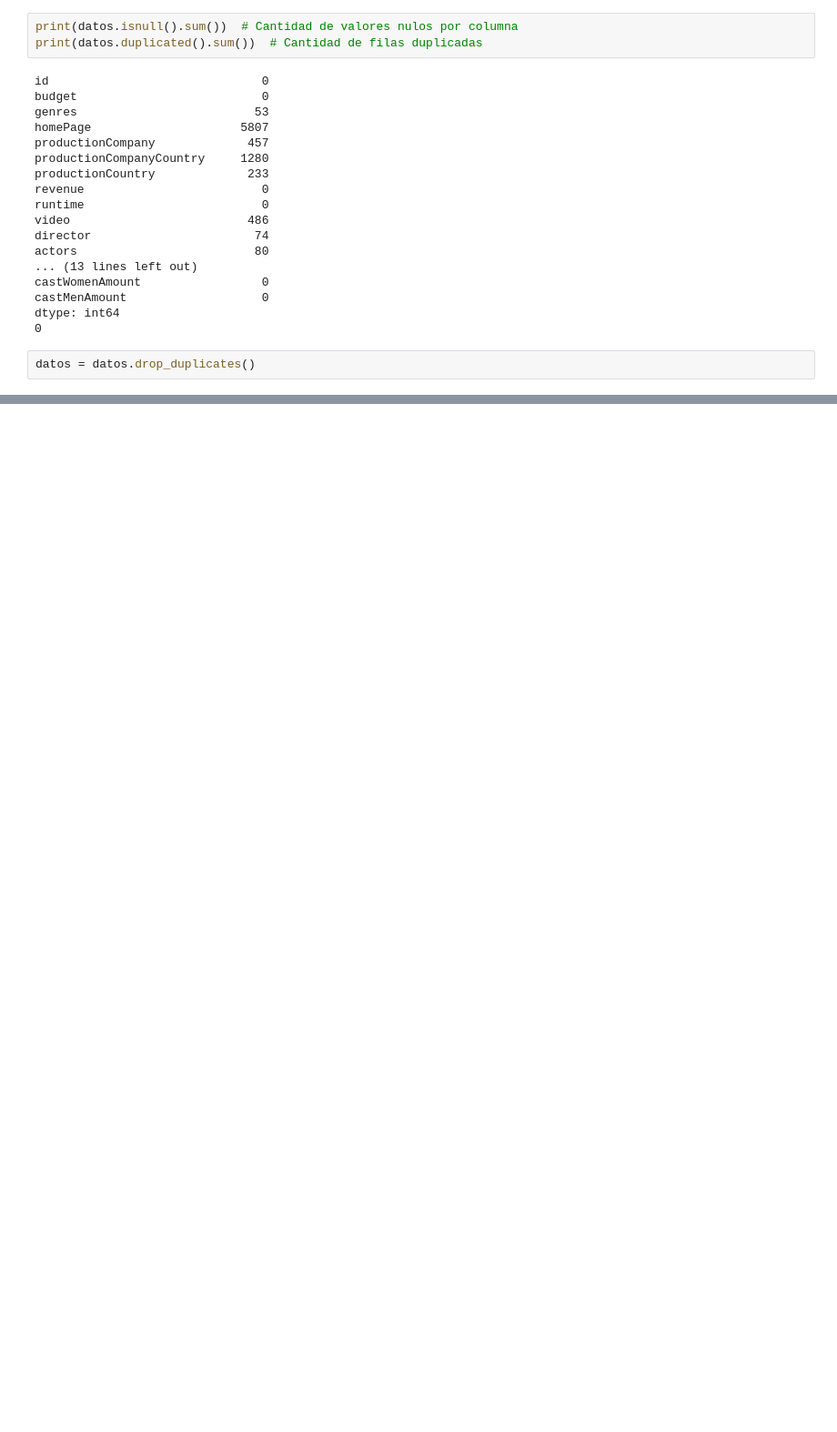
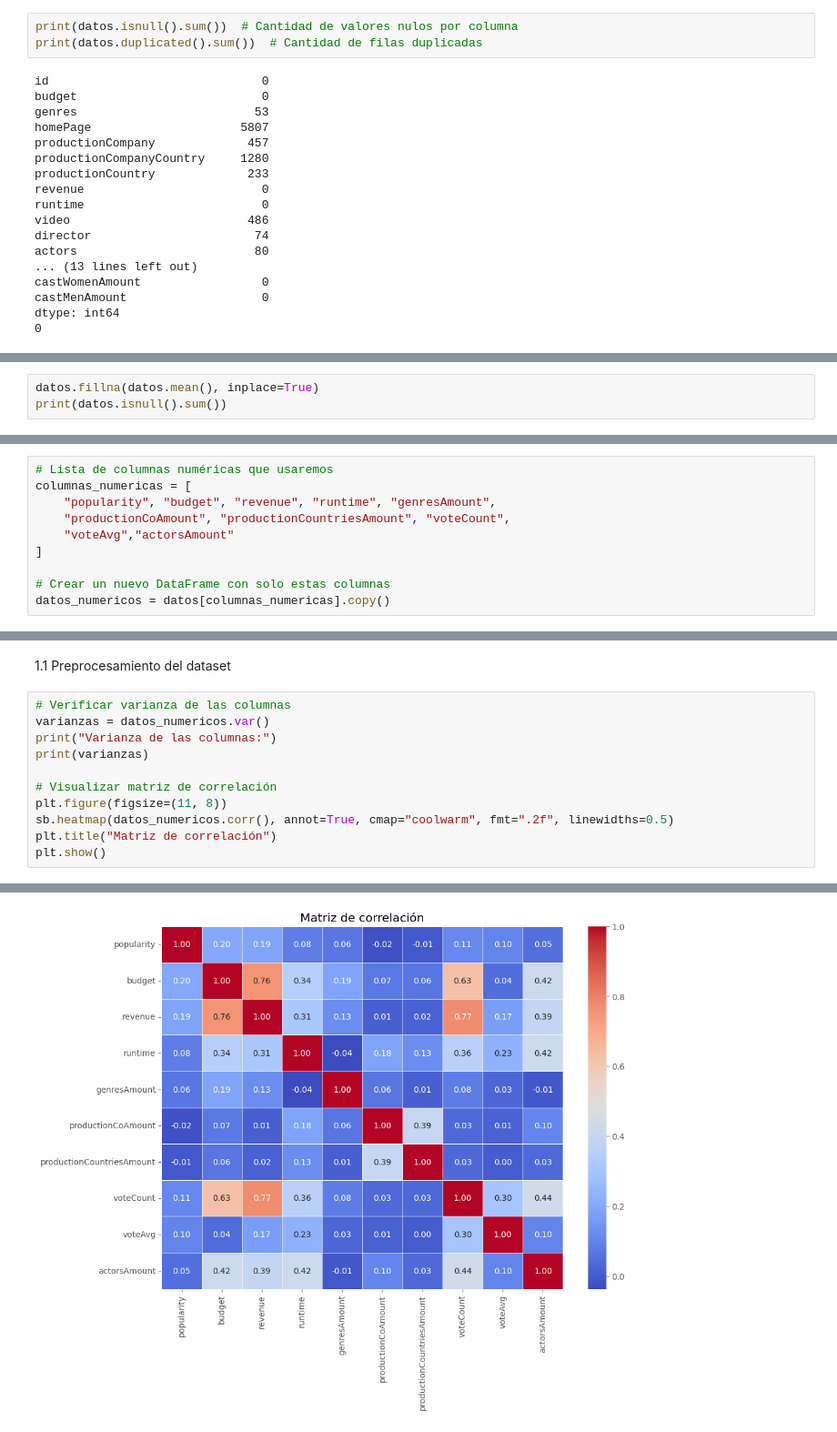
Before and after one commit to SebastianUVG/HT2_mineriaDatos, a Jupyter notebook: ht2.ipynb, the cells around one changed output, grey strips where cells are left out. Shown at 91% size. Drawn from its saved outputs; the diff is of its cells as text; blank space fills up the shorter version.

```diff
--- a/ht2.ipynb
+++ b/ht2.ipynb
@@ -95,5 +80,3 @@ castWomenAmount                 0
 castMenAmount                   0
 dtype: int64
 0
-# %%
-datos = datos.drop_duplicates()
@@ -124,0 +83,3 @@ ValueError: could not convert string to float: '22.225|23.519|17.816|19.893|9.02
+# %%
+datos.fillna(datos.mean(), inplace=True)
+print(datos.isnull().sum())
@@ -124,0 +135,10 @@ ValueError: could not convert string to float: '22.225|23.519|17.816|19.893|9.02
+# %%
+# Lista de columnas numéricas que usaremos
+columnas_numericas = [
+    "popularity", "budget", "revenue", "runtime", "genresAmount",
+    "productionCoAmount", "productionCountriesAmount", "voteCount",
+    "voteAvg","actorsAmount"
+]
+
+# Crear un nuevo DataFrame con solo estas columnas
+datos_numericos = datos[columnas_numericas].copy()
@@ -124,0 +154,14 @@ ValueError: could not convert string to float: '22.225|23.519|17.816|19.893|9.02
+# %% [markdown]
+1.1 Preprocesamiento del dataset
+# %%
+# Verificar varianza de las columnas
+varianzas = datos_numericos.var()
+print("Varianza de las columnas:")
+print(varianzas)
+
+# Visualizar matriz de correlación
+plt.figure(figsize=(11, 8))
+sb.heatmap(datos_numericos.corr(), annot=True, cmap="coolwarm", fmt=".2f", linewidths=0.5)
+plt.title("Matriz de correlación")
+plt.show()
+# %% [output]
@@ -124,0 +180 @@ ValueError: could not convert string to float: '22.225|23.519|17.816|19.893|9.02
+[figure, added]
```
Also changed, not shown: parts of 21 cells of this notebook.
